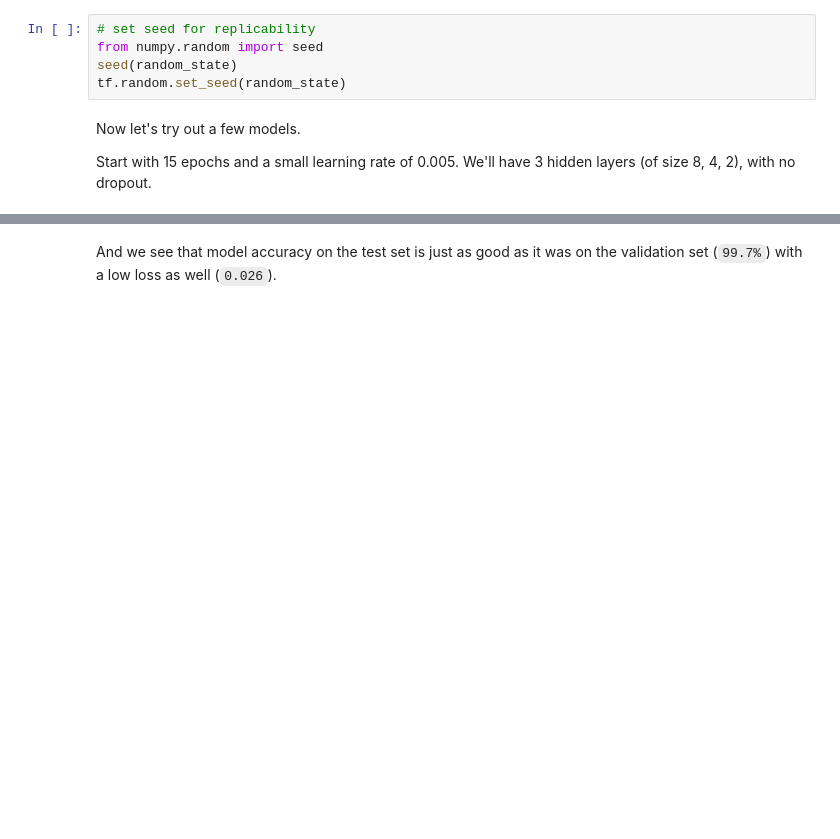
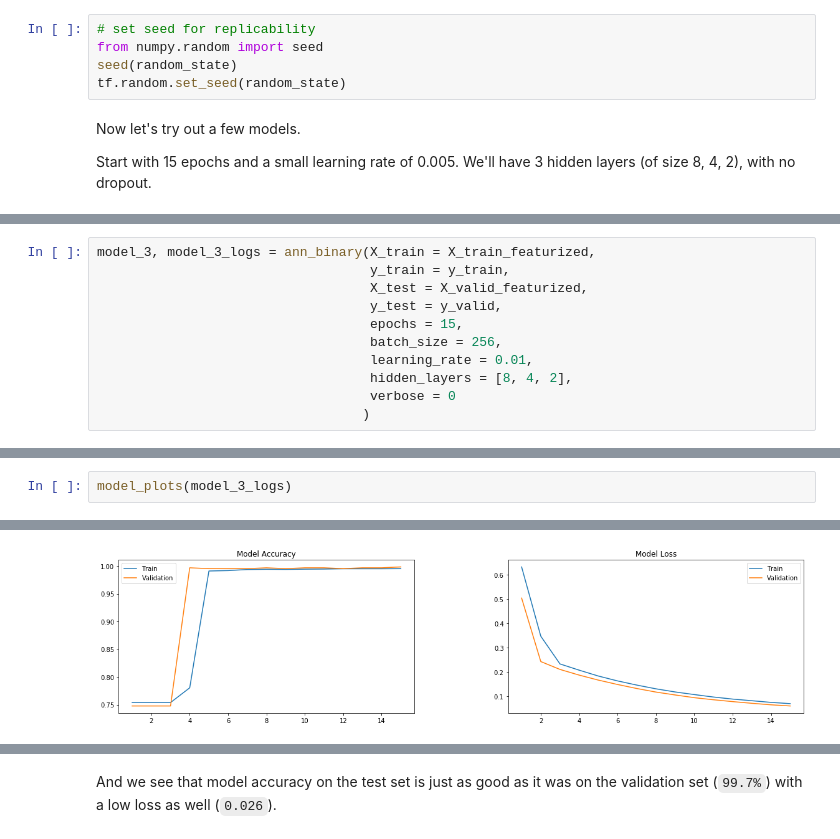
Before and after one commit to lukefiorio/wine_classifier, a Jupyter notebook: L08-LukasFIorio.ipynb, the cells around one changed output, grey strips where cells are left out. Cells and saved outputs as stored; diff of their text form; blank space fills up the shorter version.

```diff
--- a/L08-LukasFIorio.ipynb
+++ b/L08-LukasFIorio.ipynb
@@ -683,0 +559,11 @@ model_log = model.fit(X_train_featurized, y_train,
+# %%
+model_3, model_3_logs = ann_binary(X_train = X_train_featurized,
+                                   y_train = y_train,
+                                   X_test = X_valid_featurized,
+                                   y_test = y_valid,
+                                   epochs = 15,
+                                   batch_size = 256,
+                                   learning_rate = 0.01,
+                                   hidden_layers = [8, 4, 2],
+                                   verbose = 0
+                                  )
@@ -683,0 +582,3 @@ model_log = model.fit(X_train_featurized, y_train,
+# %%
+model_plots(model_3_logs)
+# %% [output]
@@ -683,0 +587 @@ model_log = model.fit(X_train_featurized, y_train,
+[figure, added]
```
Also changed, not shown: parts of 58 cells of this notebook.
